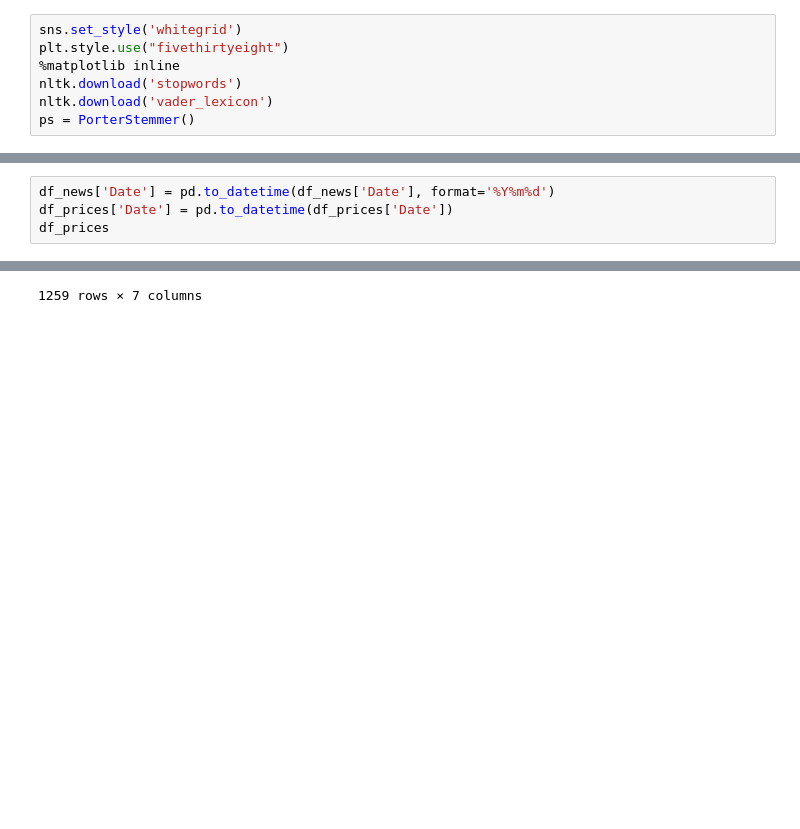
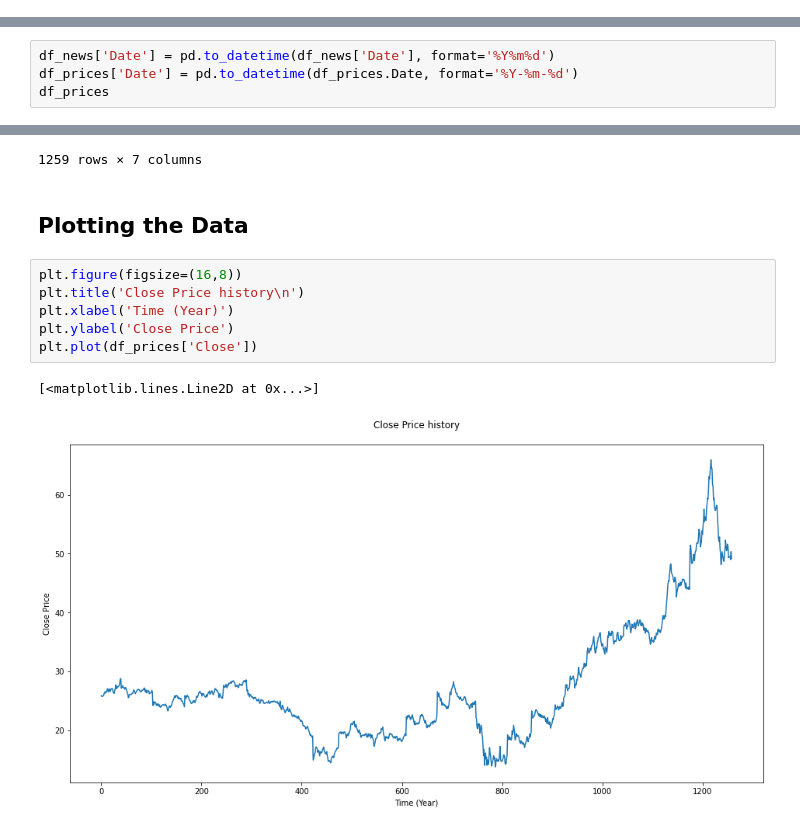
Before and after one commit to Sabyasachi-Seal/StockMarketPrediction, a Jupyter notebook: stockmarketprediction.ipynb, the cells around one changed output, grey strips where cells are left out. Cells and saved outputs as stored; diff of their text form; blank space fills up the shorter version.

```diff
--- a/stockmarketprediction.ipynb
+++ b/stockmarketprediction.ipynb
@@ -27,7 +18,0 @@ Setting some prerequisites
-# %%
-sns.set_style('whitegrid')
-plt.style.use("fivethirtyeight")
-%matplotlib inline
-nltk.download('stopwords')
-nltk.download('vader_lexicon')
-ps = PorterStemmer()
@@ -96,6 +74,6 @@ Preprocessing - Coneverting the 'Date' columns to Datetime
 # %%
 df_news['Date'] = pd.to_datetime(df_news['Date'], format='%Y%m%d')
-df_prices['Date'] = pd.to_datetime(df_prices['Date'])
+df_prices['Date'] = pd.to_datetime(df_prices.Date, format='%Y-%m-%d')
 df_prices
 # %% [output]
 |  | Date | Open | High | Low | Close | Adj Close | Volume |
@@ -111,3 +89,14 @@ df_prices
 | 1257 | 2022-02-25 | 49.310001 | 50.369999 | 47.529999 | 50.340000 | 50.340000 | 136900 |
 | 1258 | 2022-02-28 | 49.799999 | 50.520000 | 48.950001 | 49.209999 | 49.209999 | 122800 |
 1259 rows × 7 columns
+# %% [markdown]
+## Plotting the Data
+# %%
+plt.figure(figsize=(16,8))
+plt.title('Close Price history\n')
+plt.xlabel('Time (Year)')
+plt.ylabel('Close Price')
+plt.plot(df_prices['Close'])
+# %% [output]
+[<matplotlib.lines.Line2D at 0x...>]
+[figure, added]
```
Also changed, not shown: parts of 8 cells of this notebook.
